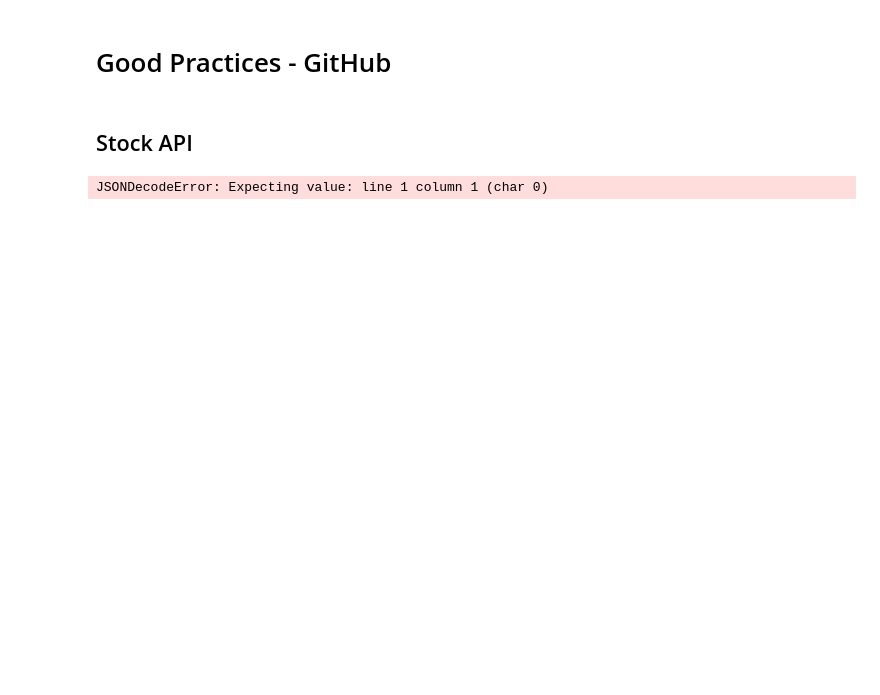
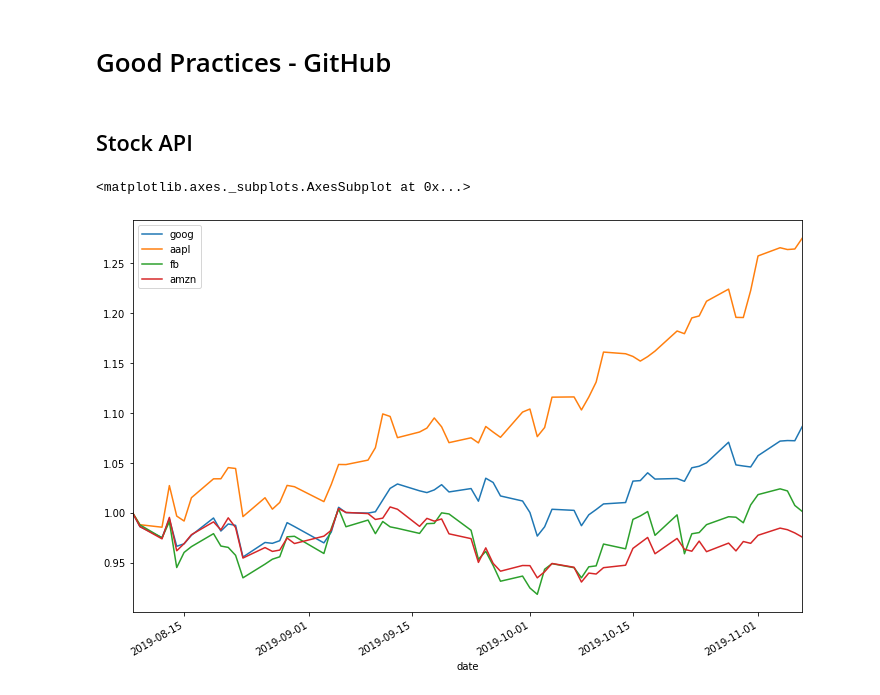
Before and after one commit to bvanlint/notebook, a Jupyter notebook: Lab.ipynb, the cells around one changed output. Saved outputs shown, nothing was run; the diff lists cells and outputs as text; code cells hidden in the pictures; blank space fills up the shorter version.

Commit message:
Correction plot

```diff
--- a/Lab.ipynb
+++ b/Lab.ipynb
@@ -10,22 +10,23 @@ import matplotlib
 import requests
 # %%
 stocks = ["goog", "aapl", "fb", "amzn"]
-public_api_key = "pk_4a15831e645343a0bec3c79c4e68862"
+public_api_key = "pk_4a15831e645343a0bec3c79c4e68862c"
 
 stocks_df = None
 for stock in stocks:
     data = requests.get(f"https://cloud.iexapis.com/stable/stock/{stock}/chart/3m?token={public_api_key}").json()
     stock_df = pd.DataFrame.from_dict(data)
     stock_df['date'] = pd.to_datetime(stock_df['date'], format="%Y-%m-%d")
     stock_df = stock_df.set_index('date')
     stock_df = stock_df[["close"]]
     stock_df.columns = [ stock ]
     stock_df = stock_df / stock_df[stock][0] # Normalization at t=0
     if stocks_df is None:
         stocks_df = stock_df
     else:
         stocks_df = stocks_df.join(stock_df)
 
 stocks_df.plot(figsize=(12,8))
 # %% [output]
-JSONDecodeError: Expecting value: line 1 column 1 (char 0)
+<matplotlib.axes._subplots.AxesSubplot at 0x...>
+[figure, added]
```
